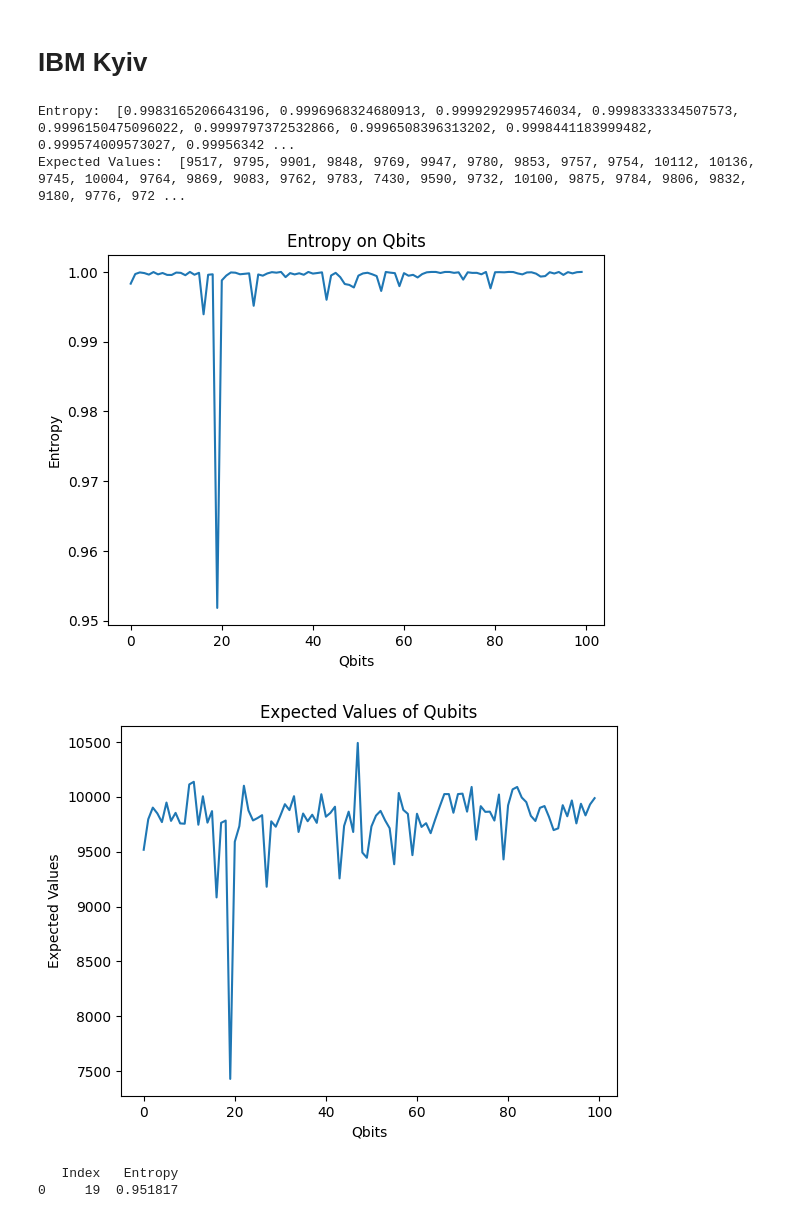
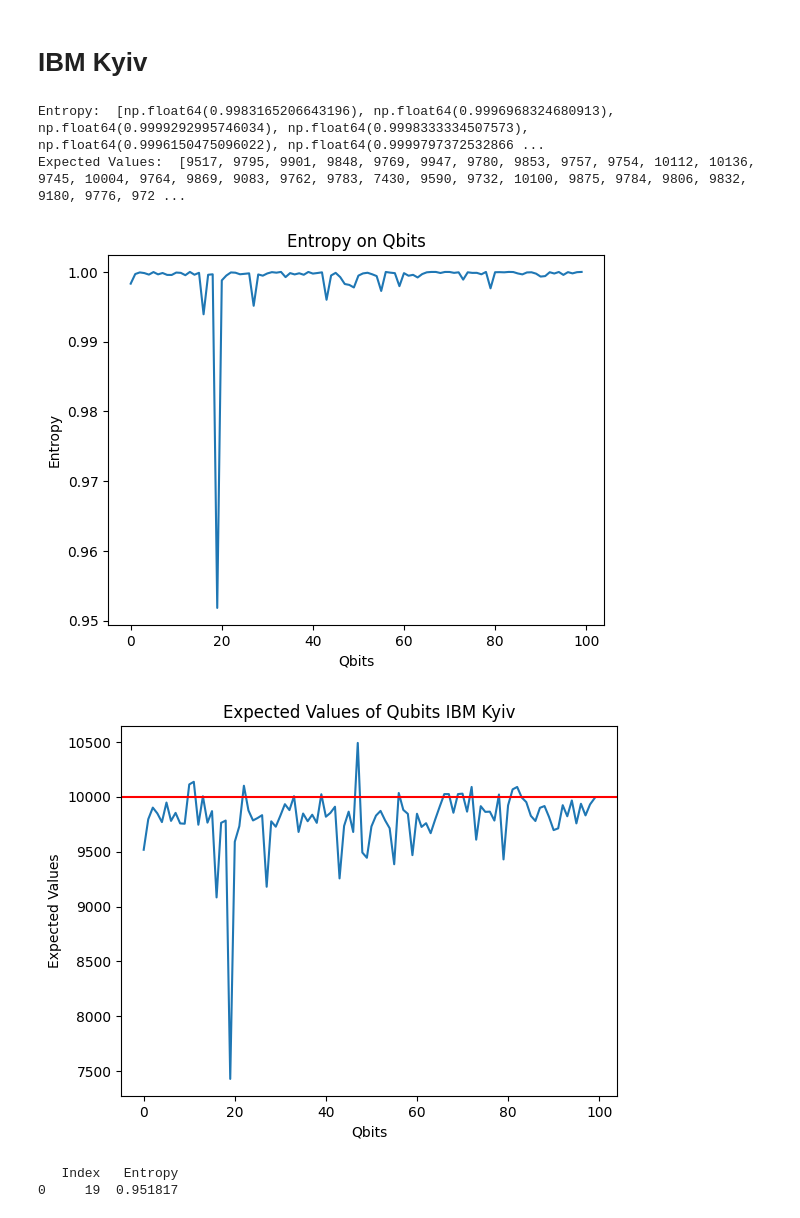
Before and after one commit to yubrajbhandari923/wiggleRNG, a Jupyter notebook: entropy and estimated values.ipynb, the cells around one changed output. Cells and saved outputs as stored; diff of their text form; code cells hidden in the pictures.

```diff
--- a/entropy and estimated values.ipynb
+++ b/entropy and estimated values.ipynb
@@ -5,7 +5,7 @@ import matplotlib.pyplot as plt
 # %% [markdown]
 # IBM Brisbane
 # %%
-df = pd.read_csv('QRNG_ibm_brisbane.txt', header=None)
+df = pd.read_csv('data/QRNG_ibm_brisbane.txt', header=None)
 df.columns = ['data']
 brisbane_data = np.array([[int(j) for j in list(i)] for i in df['data'].values])
 
@@ -37,8 +37,10 @@ plt.title("Entropy on Qbits")
 plt.show()
 
 plt.plot(y, brisbane_expected_value)
+#plot a line at 10000
+plt.axhline(y=10000, color='r', linestyle='-')
 plt.xlabel("Qbits")
 plt.ylabel("Expected Values")
-plt.title("Expected Values of Qubits")
+plt.title("Expected Values of Qubits IBM Brisbane")
 plt.show()
 # %% [output]
@@ -61,7 +63,7 @@ print(brisbane_df)
 # %% [markdown]
 # IBM Sherbrooke
 # %%
-df = pd.read_csv('QRNG_ibm_sherbrooke.txt', header=None)
+df = pd.read_csv('data/QRNG_ibm_sherbrooke.txt', header=None)
 df.columns = ['data']
 sher_data = np.array([[int(j) for j in list(i)] for i in df['data'].values])
 
@@ -93,8 +95,9 @@ plt.title("Entropy on Qbits")
 plt.show()
 
 plt.plot(y, sher_expected_value)
+plt.axhline(y=10000, color='r', linestyle='-')
 plt.xlabel("Qbits")
 plt.ylabel("Expected Values")
-plt.title("Expected Values of Qubits")
+plt.title("Expected Values of Qubits IBM Sherbrooke")
 plt.show()
 # %% [output]
@@ -124,7 +127,7 @@ These are the qubits that have very less entropy, which implies that they are le
 # %% [markdown]
 # IBM Kyiv
 # %%
-df = pd.read_csv('QRNG_ibm_kyiv.txt', header=None)
+df = pd.read_csv('data/QRNG_ibm_kyiv.txt', header=None)
 df.columns = ['data']
 kyiv_data = np.array([[int(j) for j in list(i)] for i in df['data'].values])
 
@@ -135,36 +138,37 @@ kyiv_expected_value = [0] * 100
 
 for j in range(100):
     count = 0
     for i in range(20000):
         if kyiv_data[i,j] == 0:
             count+=1
     prob = count/20000
     kyiv_entropy[j] = -((prob * np.log2(prob)) + ((1-prob) * np.log2(1-prob)))
     kyiv_expected_value[j] = 20000 - count
 
 
 print("Entropy: ", kyiv_entropy)
 
 print("Expected Values: ", kyiv_expected_value)
 
 y = np.arange(100)
 
 plt.plot(y, kyiv_entropy)
 plt.xlabel("Qbits")
 plt.ylabel("Entropy")
 plt.title("Entropy on Qbits")
 plt.show()
 
 plt.plot(y, kyiv_expected_value)
+plt.axhline(y=10000, color='r', linestyle='-')
 plt.xlabel("Qbits")
 plt.ylabel("Expected Values")
-plt.title("Expected Values of Qubits")
+plt.title("Expected Values of Qubits IBM Kyiv")
 plt.show()
 # %% [output]
-Entropy:  [0.9983165206643196, 0.9996968324680913, 0.9999292995746034, 0.9998333334507573, 0.9996150475096022, 0.9999797372532866, 0.9996508396313202, 0.9998441183999482, 0.999574009573027, 0.99956342 ...
+Entropy:  [np.float64(0.9983165206643196), np.float64(0.9996968324680913), np.float64(0.9999292995746034), np.float64(0.9998333334507573), np.float64(0.9996150475096022), np.float64(0.9999797372532866 ...
 Expected Values:  [9517, 9795, 9901, 9848, 9769, 9947, 9780, 9853, 9757, 9754, 10112, 10136, 9745, 10004, 9764, 9869, 9083, 9762, 9783, 7430, 9590, 9732, 10100, 9875, 9784, 9806, 9832, 9180, 9776, 972 ...
 [figure]
-[figure, old version]
+[figure, new version]
 # %%
 kyiv_high_entopy_qiskit = {}
 for i in range(100):
```
Also changed, not shown: parts of 2 cells of this notebook, 13 other files.
